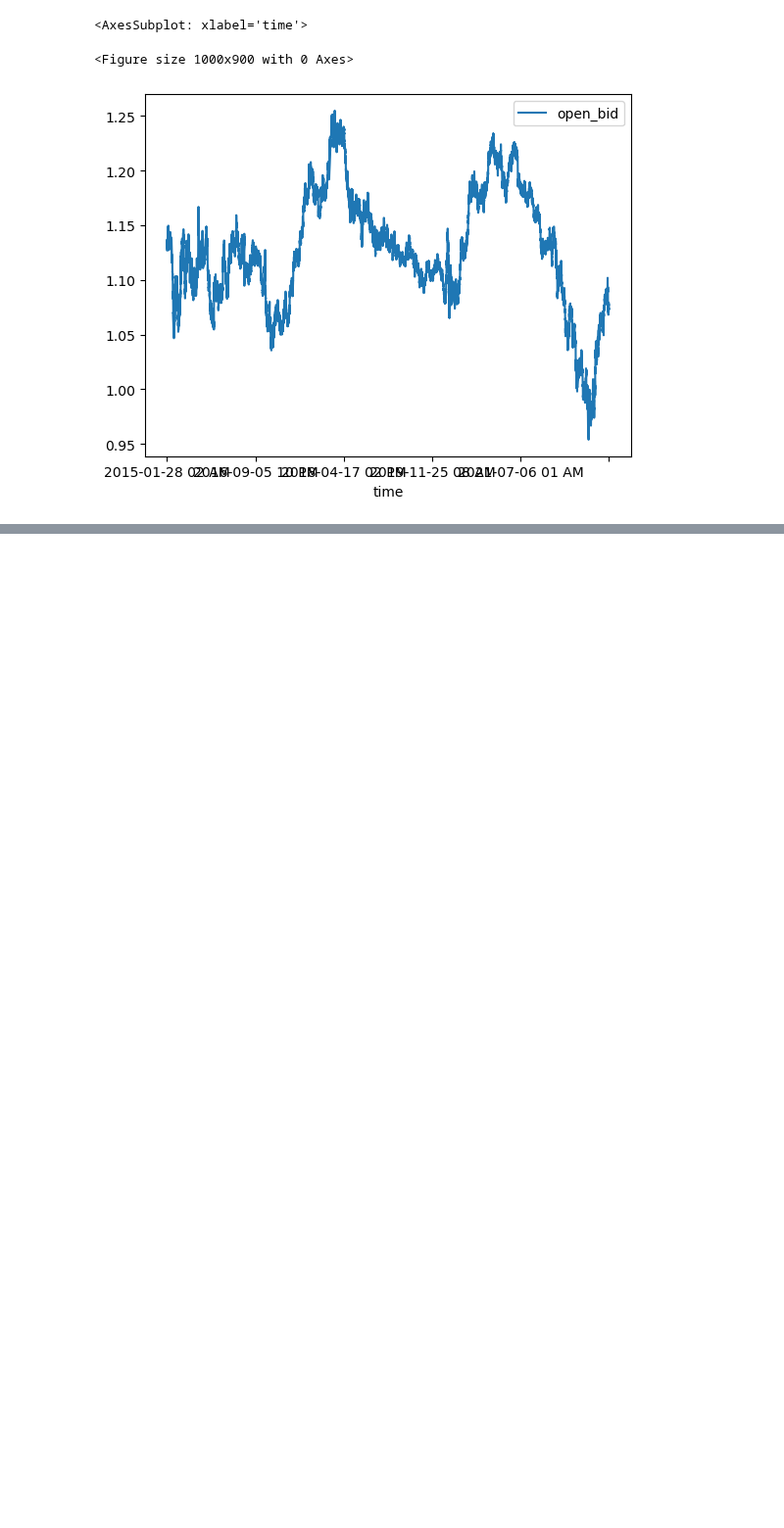
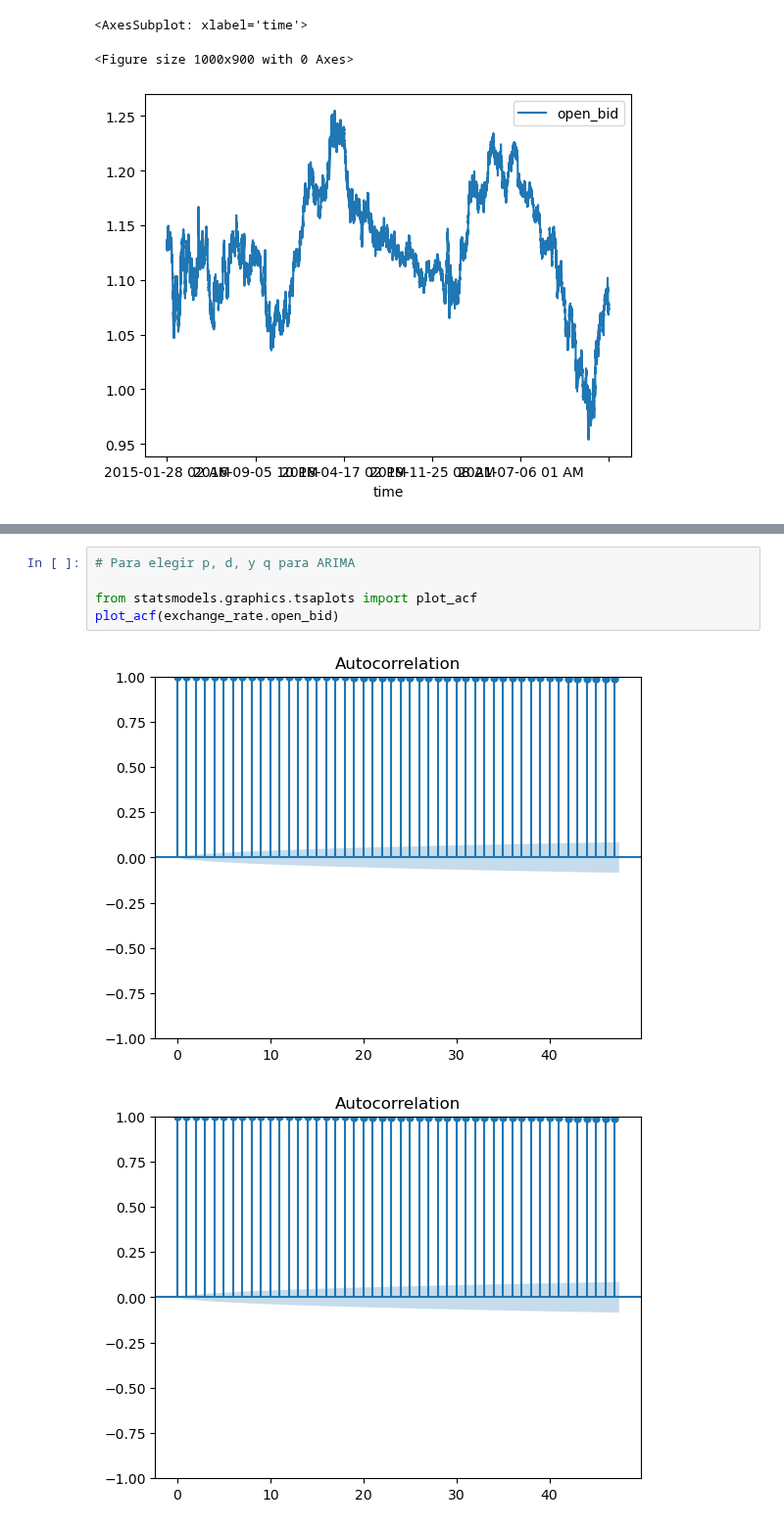
Before and after one commit to asasa293/limpieza_datos, a Jupyter notebook: TP4/datos/TP4_Moises.ipynb, the cells around one changed output, grey strips where cells are left out. Shown at 98% size. Cells and saved outputs as stored; diff of their text form; blank space fills up the shorter version.

Commit message:
arima_start

```diff
--- a/TP4/datos/TP4_Moises.ipynb
+++ b/TP4/datos/TP4_Moises.ipynb
@@ -146,0 +165,8 @@ exchange_rate.plot()
+# %%
+# Para elegir p, d, y q para ARIMA
+
+from statsmodels.graphics.tsaplots import plot_acf
+plot_acf(exchange_rate.open_bid)
+# %% [output]
+[figure, added]
+[figure, added]
```
Also changed, not shown: parts of 6 cells of this notebook.
